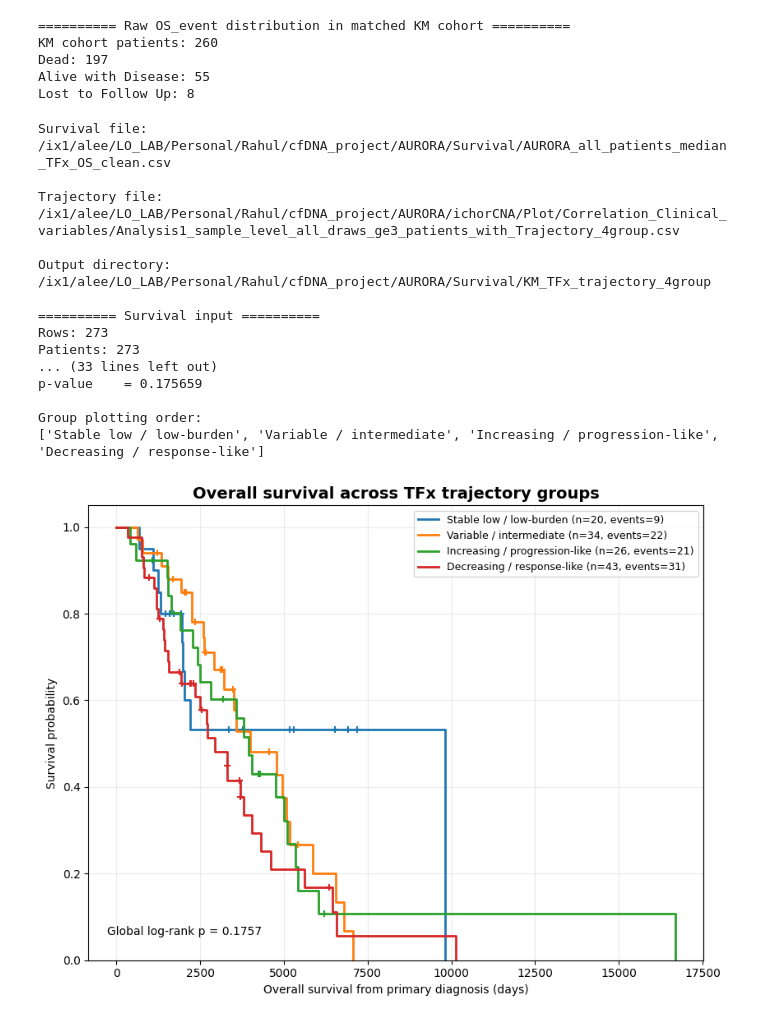
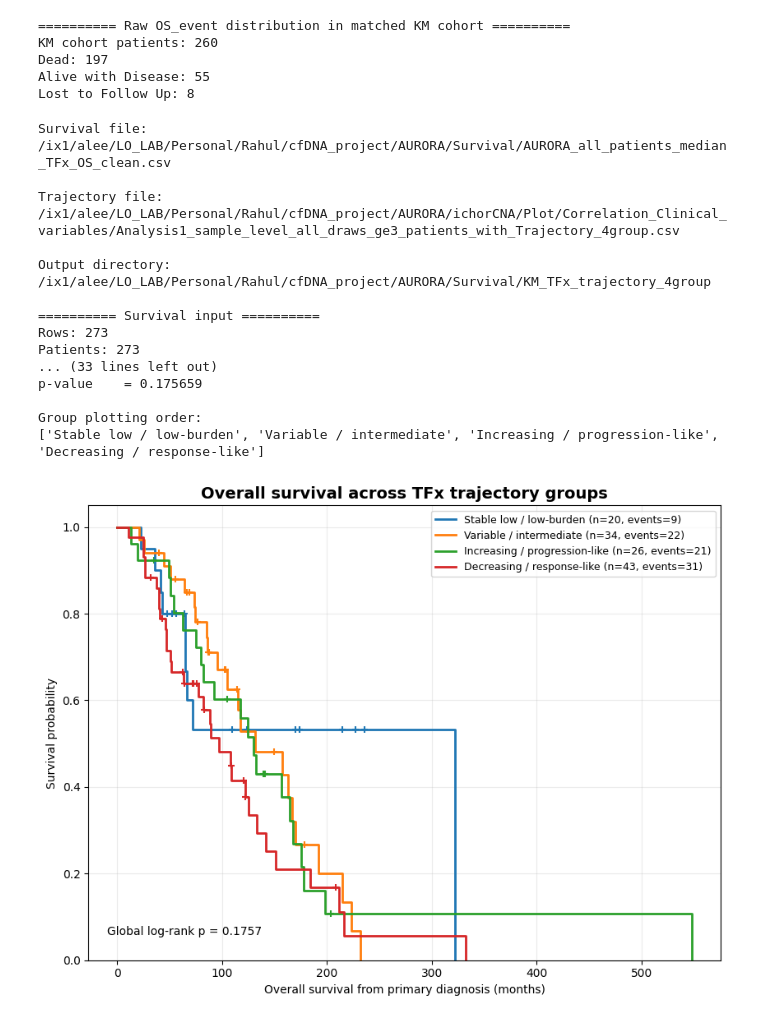
Before and after one commit to leeoesterreich/rak373, a Jupyter notebook: cfDNA_Project/AURORA/Survival/Survival.ipynb, the cells around one changed output. Cells and saved outputs as stored; diff of their text form; code cells hidden in the pictures.

Commit message:
Update AURORA survival analysis workflows

```diff
--- a/cfDNA_Project/AURORA/Survival/Survival.ipynb
+++ b/cfDNA_Project/AURORA/Survival/Survival.ipynb
@@ -744,6 +744,9 @@ surv = df[
 ].copy()
 
 surv["Event"] = surv["Event"].astype(int)
+
+DAYS_PER_MONTH = 365.25 / 12
+surv["Overall_Survival_months"] = surv["Overall_Survival_days"] / DAYS_PER_MONTH
 
 print("\n========== Survival-ready cohort ==========")
 print("Patients:", surv.shape[0])
@@ -902,7 +905,7 @@ def fmt_p(p):
 
 chi_sq, logrank_p = logrank_test_two_groups(
     surv,
-    time_col="Overall_Survival_days",
+    time_col="Overall_Survival_months",
     event_col="Event",
     group_col="median_TFx_group",
     group_a="Low median TFx",
@@ -931,7 +934,7 @@ for group in group_order:
     sub = surv[surv["median_TFx_group"] == group].copy()
 
     x, y, event_table, median_surv = km_curve(
-        sub["Overall_Survival_days"],
+        sub["Overall_Survival_months"],
         sub["Event"]
     )
 
@@ -947,7 +950,7 @@ for group in group_order:
     )
 
     # censor marks
-    censor_times = sub.loc[sub["Event"] == 0, "Overall_Survival_days"].dropna().values
+    censor_times = sub.loc[sub["Event"] == 0, "Overall_Survival_months"].dropna().values
     censor_y = survival_at_censor_times(event_table, censor_times)
 
     if len(censor_times) > 0:
@@ -963,7 +966,7 @@ for group in group_order:
         "n_patients": n_patients,
         "n_events": n_events,
         "n_censored": n_censored,
-        "median_survival_days": median_surv,
+        "median_survival_months": median_surv,
         "median_TFx_cutpoint": median_cut,
         "logrank_chi_square": chi_sq,
         "logrank_p_value": logrank_p
@@ -974,7 +977,7 @@ ax.set_title(
     fontsize=14,
     fontweight="bold"
 )
-ax.set_xlabel("Overall survival from primary diagnosis (days)")
+ax.set_xlabel("Overall survival from primary diagnosis (Months)")
 ax.set_ylabel("Survival probability")
 ax.set_ylim(0, 1.05)
 ax.grid(alpha=0.25)
@@ -1304,6 +1307,12 @@ surv_traj = merged[
 ].copy()
 
 surv_traj["Event"] = surv_traj["Event"].astype(int)
+
+# Convert survival time from days to months
+DAYS_PER_MONTH = 365.25 / 12
+surv_traj["Overall_Survival_months"] = (
+    surv_traj["Overall_Survival_days"] / DAYS_PER_MONTH
+)
 
 surv_traj_file = out_dir / "AURORA_survival_ready_TFx_trajectory_4group.csv"
 surv_traj.to_csv(surv_traj_file, index=False)
@@ -1492,7 +1501,7 @@ def logrank_two_group(df, time_col, event_col, group_col, group_a, group_b):
 # 7. Global log-rank test
 # ============================================================
 
-time_col = "Overall_Survival_days"
+time_col = "Overall_Survival_months"
 event_col = "Event"
 group_col = "Trajectory_4group"
 
@@ -1521,9 +1530,9 @@ for group in groups:
     _, _, _, median_surv = km_curve(sub[time_col], sub[event_col])
 
     group_order_table.append({
-        "Trajectory_4group": group,
-        "median_survival_days": median_surv,
-        "n_patients": sub.shape[0]
+    "Trajectory_4group": group,
+    "median_survival_months": median_surv,
+    "n_patients": sub.shape[0]
     })
 
 group_order_df = pd.DataFrame(group_order_table)
@@ -1531,7 +1540,7 @@ group_order_df = pd.DataFrame(group_order_table)
 group_order = (
     group_order_df
     .sort_values(
-        by=["median_survival_days", "n_patients"],
+        by=["median_survival_months", "n_patients"],
         ascending=[False, False],
         na_position="last"
     )["Trajectory_4group"]
@@ -1577,13 +1586,13 @@ for group in group_order:
         )
 
     km_summary_rows.append({
-        "Trajectory_4group": group,
-        "n_patients": n_patients,
-        "n_events": n_events,
-        "n_censored": n_censored,
-        "median_survival_days": median_surv,
-        "global_logrank_chi2": global_chi2,
-        "global_logrank_p_value": global_p
+    "Trajectory_4group": group,
+    "n_patients": n_patients,
+    "n_events": n_events,
+    "n_censored": n_censored,
+    "median_survival_months": median_surv,
+    "global_logrank_chi2": global_chi2,
+    "global_logrank_p_value": global_p
     })
 
 ax.set_title(
@@ -1592,7 +1601,7 @@ ax.set_title(
     fontweight="bold"
 )
 
-ax.set_xlabel("Overall survival from primary diagnosis (days)")
+ax.set_xlabel("Overall survival from primary diagnosis (months)")
 ax.set_ylabel("Survival probability")
 ax.set_ylim(0, 1.05)
 ax.grid(alpha=0.25)
@@ -1692,34 +1701,34 @@ print(f"p-value    = {global_p:.6g}")
 
 print("\nPairwise log-rank tests:")
 print(pairwise.to_string(index=False))
 
 print("\nSaved files:")
 print(km_png)
 print(km_pdf)
 print(km_summary_file)
 print(pairwise_file)
 print(surv_traj_file)
 
 print("=" * 80)
 # %% [output]
 Survival file:
 /ix1/alee/LO_LAB/Personal/Rahul/cfDNA_project/AURORA/Survival/AURORA_all_patients_median_TFx_OS_clean.csv
 
 Trajectory file:
 /ix1/alee/LO_LAB/Personal/Rahul/cfDNA_project/AURORA/ichorCNA/Plot/Correlation_Clinical_variables/Analysis1_sample_level_all_draws_ge3_patients_with_Trajectory_4group.csv
 
 Output directory:
 /ix1/alee/LO_LAB/Personal/Rahul/cfDNA_project/AURORA/Survival/KM_TFx_trajectory_4group
 
 ========== Survival input ==========
 Rows: 273
 Patients: 273
 ... (33 lines left out)
 p-value    = 0.175659
 
 Group plotting order:
 ['Stable low / low-burden', 'Variable / intermediate', 'Increasing / progression-like', 'Decreasing / response-like']
-[figure, old version]
+[figure, new version]
 ================================================================================
 SURVIVAL ANALYSIS: OS across 4 TFx trajectory groups
 ================================================================================
```
Also changed, not shown: parts of 3 cells of this notebook.
